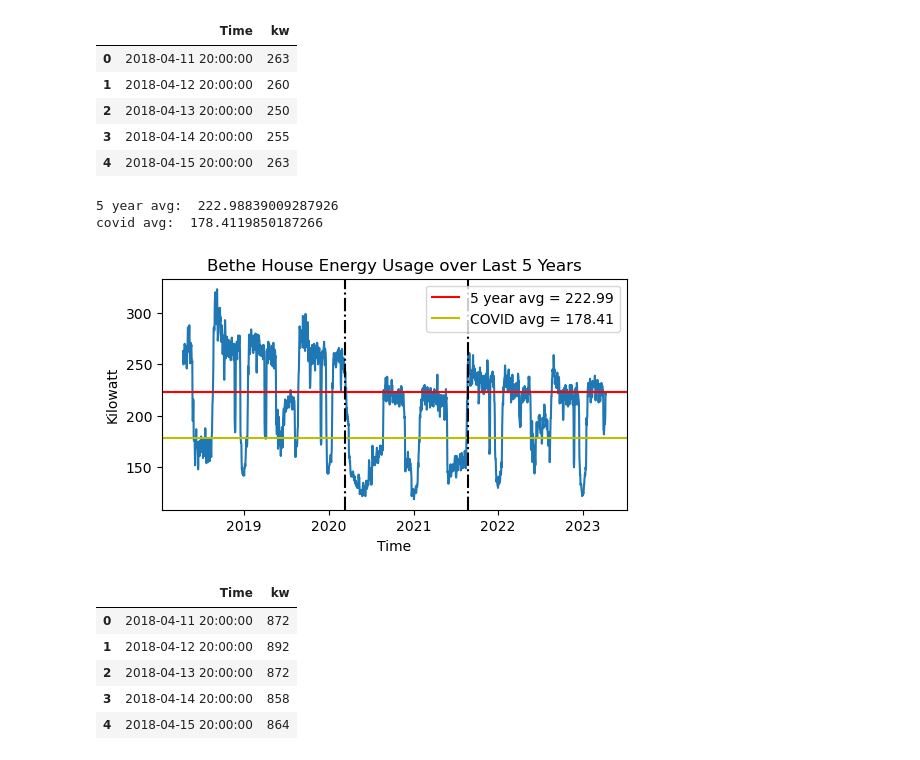
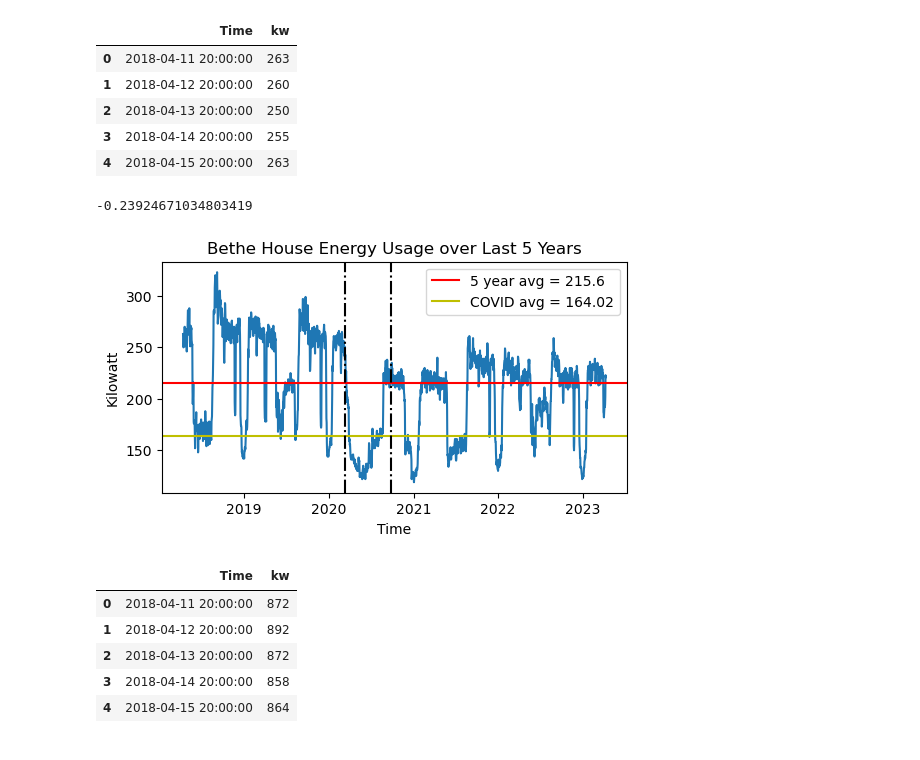
Before and after one commit to thereidfleish/ORIE-3120-Final-Project, a Jupyter notebook: Jason - COVID/Milestone 1.ipynb, the cells around one changed output. Cells and saved outputs as stored; diff of their text form; code cells hidden in the pictures.

Commit message:
Changed covid end date

```diff
--- a/Jason - COVID/Milestone 1.ipynb
+++ b/Jason - COVID/Milestone 1.ipynb
@@ -11,6 +14,6 @@ https://covid.cornell.edu/updates/20210803-preparing-for-fall.cfm
 # %%
 start = datetime.datetime(2020, 3, 10)
-end = datetime.datetime(2021, 8, 26)
+end = datetime.datetime(2020, 9, 26)
 # %%
 bethe = pd.read_csv('BetheData.csv')
 duff = pd.read_csv('DuffieldData.csv')
@@ -28,23 +31,26 @@ bethe.head()
 # %%
 plt.figure(figsize=(6,3))
 plt.title('Bethe House Energy Usage over Last 5 Years')
 plt.ylabel('Kilowatt')
 plt.xlabel('Time')
 plt.plot(bethe['Time'],bethe['kw'])
 
 betheNotCovid = bethe[(bethe['Time']<start) | (bethe['Time']>end)]
-plt.axhline(y=betheNotCovid['kw'].mean(), color='r', label='5 year avg = {}'.format(round(betheNotCovid['kw'].mean(),2)))
+betheNotCovidAvg = betheNotCovid['kw'].mean()
+plt.axhline(y=betheNotCovid['kw'].mean(), color='r', label='5 year avg = {}'.format(round(betheNotCovidAvg,2)))
 
 betheCovid = bethe[(bethe['Time']>=start) & (bethe['Time']<end)]
-plt.axhline(y=betheCovid['kw'].mean(), color='y', label='COVID avg = {}'.format(round(betheCovid['kw'].mean(),2)))
+betheCovidAvg = betheCovid['kw'].mean()
+plt.axhline(y=betheCovid['kw'].mean(), color='y', label='COVID avg = {}'.format(round(betheCovidAvg,2)))
 
 plt.axvline(x=start, color='black', linestyle='-.')
 plt.axvline(x=end, color='black', linestyle='-.')
 plt.legend()
+
+print((betheCovidAvg-betheNotCovidAvg)/betheNotCovidAvg)
 # %% [output]
-5 year avg:  222.98839009287926
-covid avg:  178.4119850187266
+-0.23924671034803419
-[figure, old version]
+[figure, new version]
 # %%
 duff['Time'] = pd.to_datetime(duff['Time'])
 duff = duff.rename(columns={'DuffieldHall.Elec.PowerScout3/kWsystem':'kw'})
```
Also changed, not shown: parts of 3 cells of this notebook.
